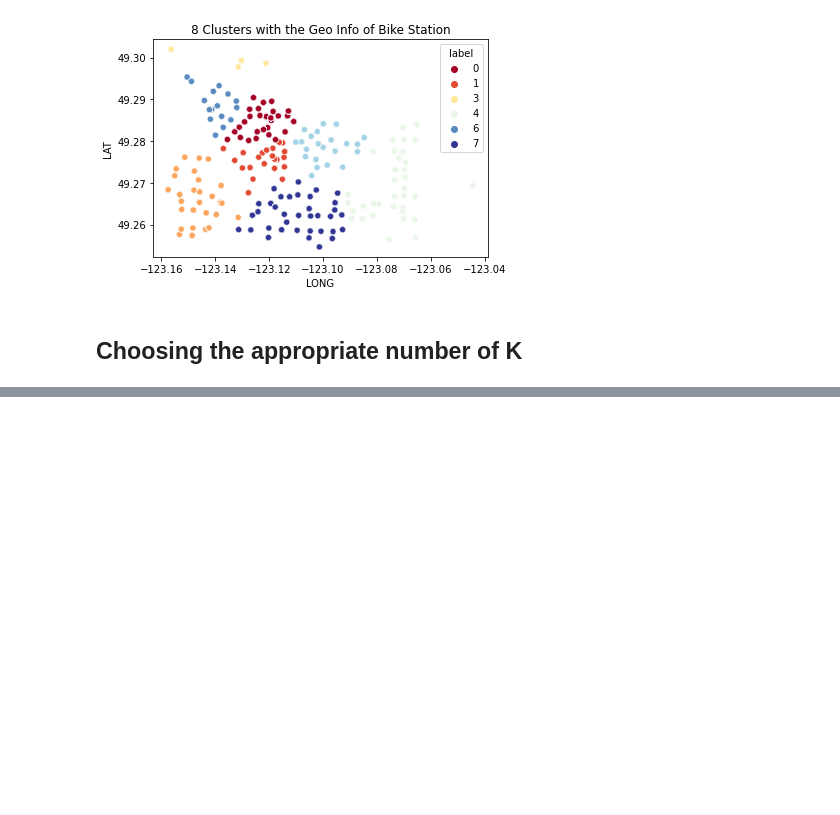
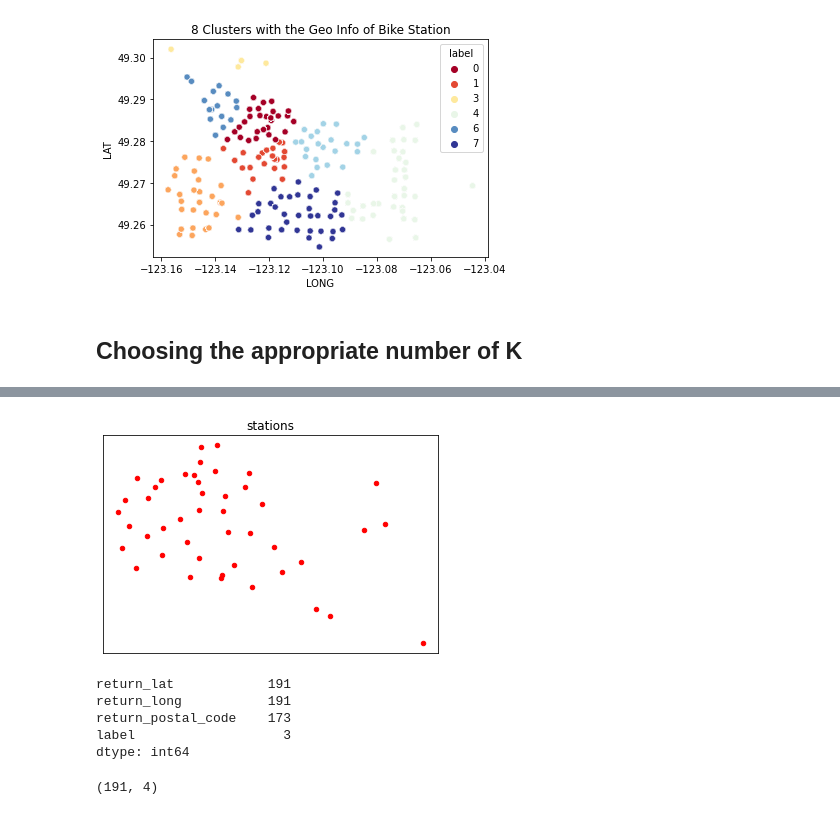
Before and after one commit to jefwang9/733_Final_Project, a Jupyter notebook: src/kmeans.ipynb, the cells around one changed output, grey strips where cells are left out. Drawn from its saved outputs; the diff is of its cells as text; code cells hidden in the pictures; blank space fills up the shorter version.

```diff
--- a/src/kmeans.ipynb
+++ b/src/kmeans.ipynb
@@ -259,0 +301,42 @@ sse.append(kmeans.inertia_)
+# %%
+c1 = node[node.label==0]
+c2 = node[node.label==1]
+c3 = node[node.label==2]
+# %%
+nlist1 = []
+for i in range(len(c1)):
+    nlist1.append(i)
+    stations.add_node(nlist1[i])
+# %%
+pos1 = dict(zip(nlist1,c1['lat_long']))
+pos2 = dict(zip(c2['return_long'],c2['return_lat']))
+pos3 = dict(zip(c3['return_long'],c3['return_lat']))
+# %%
+nlist1 = []
+for i in range(len(c1)):
+    nlist1.append(i)
+    stations.add_node(nlist1[i])
+# %%
+fig, ax = plt.subplots()
+ax.set_title('stations')
+ax.set_xticklabels([i+100 for i in range(1, 7)])
+nx.draw_networkx_nodes(stations,pos1,nlist1,node_size=20,node_color='r',ax=ax)
+#nx.draw_networkx_nodes(roads,npos,nnlist,node_size=20,node_color='g')
+rlabels=dict(zip(nlist1,nlist1))
+#nx.draw_networkx_labels(stations,pos1,rlabels,font_size=20)
+plt.show()
+# %% [output]
+[figure, added]
+# %%
+node = df_kmeans_v5v6[['return_lat','return_long','return_postal_code','label']].drop_duplicates()
+node.nunique()
+# %% [output]
+return_lat            191
+return_long           191
+return_postal_code    173
+label                   3
+dtype: int64
+# %%
+node.drop_duplicates().shape
+# %% [output]
+(191, 4)
```
Also changed, not shown: parts of 20 cells of this notebook, 4 other files.
